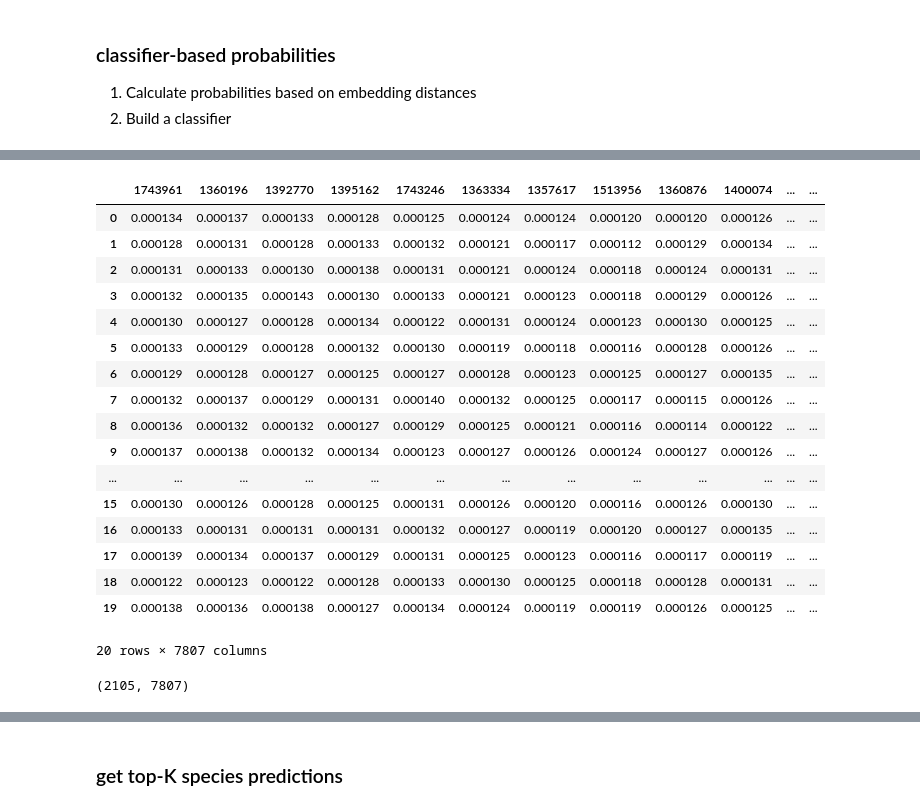
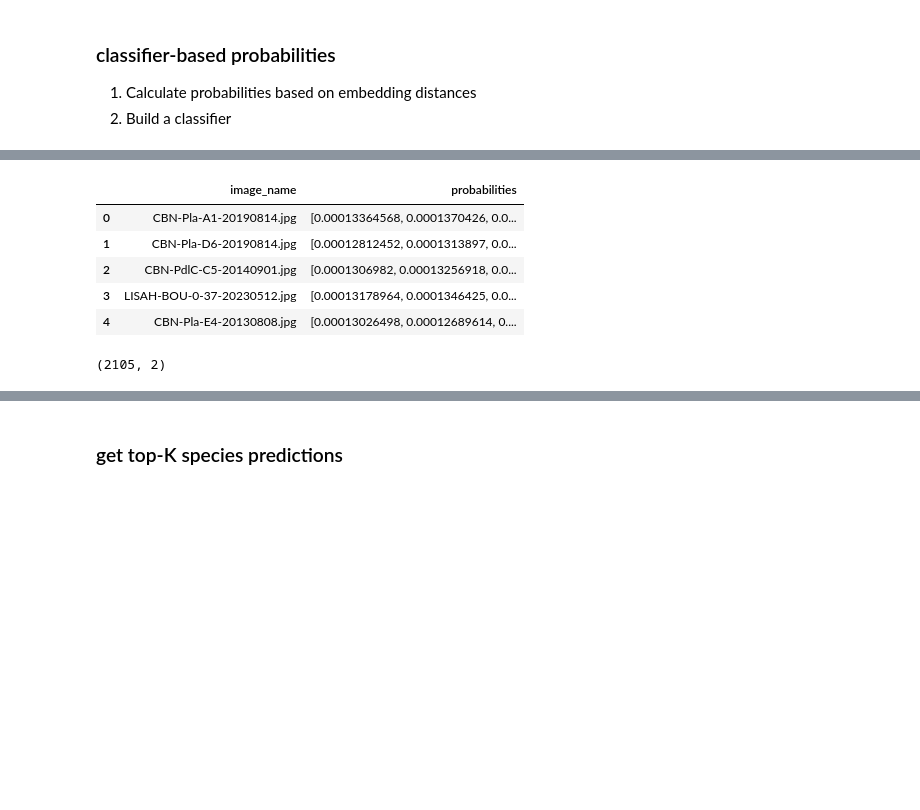
Before and after one commit to dsgt-arc/plantclef-2025, a Jupyter notebook: notebooks/eda/20250419-mg-faiss-centroids.ipynb, the cells around one changed output, grey strips where cells are left out. Saved outputs shown, nothing was run; the diff lists cells and outputs as text; code cells hidden in the pictures; blank space fills up the shorter version.

Commit message:
updated faiss-centroids with probabilities dataframe

```diff
--- a/notebooks/eda/20250419-mg-faiss-centroids.ipynb
+++ b/notebooks/eda/20250419-mg-faiss-centroids.ipynb
@@ -221,33 +267,32 @@ from scipy.special import softmax
 
 # Apply softmax across each row to get pseudo-probabilities over species
 probabilities = softmax(similarities, axis=1)  # shape: (num_test, num_species)
+# %%
+# extract species IDs and probabilities
+species_ids = avg_embeddings_df.select("species_id").toPandas()["species_id"].values
+
+# extract test embeddings and image names
+image_names = test_df.select("image_name").toPandas()["image_name"].values
 # %%
 import pandas as pd
 
+
 # map probabilities to species_id using a DataFrame
-prob_df = pd.DataFrame(probabilities, columns=species_ids)
-prob_df["test_index"] = range(len(prob_df))
-prob_df.head(20)
+proba_df = pd.DataFrame(
+    {
+        "image_name": image_names,
+        "probabilities": list(probabilities),
+    }
+)
+proba_df.head()
 # %% [output]
-|  | 1743961 | 1360196 | 1392770 | 1395162 | 1743246 | 1363334 | 1357617 | 1513956 | 1360876 | 1400074 | ... | ... |
-| 0 | 0.000134 | 0.000137 | 0.000133 | 0.000128 | 0.000125 | 0.000124 | 0.000124 | 0.000120 | 0.000120 | 0.000126 | ... | ... |
-| 1 | 0.000128 | 0.000131 | 0.000128 | 0.000133 | 0.000132 | 0.000121 | 0.000117 | 0.000112 | 0.000129 | 0.000134 | ... | ... |
-| 2 | 0.000131 | 0.000133 | 0.000130 | 0.000138 | 0.000131 | 0.000121 | 0.000124 | 0.000118 | 0.000124 | 0.000131 | ... | ... |
-| 3 | 0.000132 | 0.000135 | 0.000143 | 0.000130 | 0.000133 | 0.000121 | 0.000123 | 0.000118 | 0.000129 | 0.000126 | ... | ... |
-| 4 | 0.000130 | 0.000127 | 0.000128 | 0.000134 | 0.000122 | 0.000131 | 0.000124 | 0.000123 | 0.000130 | 0.000125 | ... | ... |
-| 5 | 0.000133 | 0.000129 | 0.000128 | 0.000132 | 0.000130 | 0.000119 | 0.000118 | 0.000116 | 0.000128 | 0.000126 | ... | ... |
-| 6 | 0.000129 | 0.000128 | 0.000127 | 0.000125 | 0.000127 | 0.000128 | 0.000123 | 0.000125 | 0.000127 | 0.000135 | ... | ... |
-| 7 | 0.000132 | 0.000137 | 0.000129 | 0.000131 | 0.000140 | 0.000132 | 0.000125 | 0.000117 | 0.000115 | 0.000126 | ... | ... |
-| 8 | 0.000136 | 0.000132 | 0.000132 | 0.000127 | 0.000129 | 0.000125 | 0.000121 | 0.000116 | 0.000114 | 0.000122 | ... | ... |
-| 9 | 0.000137 | 0.000138 | 0.000132 | 0.000134 | 0.000123 | 0.000127 | 0.000126 | 0.000124 | 0.000127 | 0.000126 | ... | ... |
-| ... | ... | ... | ... | ... | ... | ... | ... | ... | ... | ... | ... | ... |
-| 15 | 0.000130 | 0.000126 | 0.000128 | 0.000125 | 0.000131 | 0.000126 | 0.000120 | 0.000116 | 0.000126 | 0.000130 | ... | ... |
-| 16 | 0.000133 | 0.000131 | 0.000131 | 0.000131 | 0.000132 | 0.000127 | 0.000119 | 0.000120 | 0.000127 | 0.000135 | ... | ... |
-| 17 | 0.000139 | 0.000134 | 0.000137 | 0.000129 | 0.000131 | 0.000125 | 0.000123 | 0.000116 | 0.000117 | 0.000119 | ... | ... |
-| 18 | 0.000122 | 0.000123 | 0.000122 | 0.000128 | 0.000133 | 0.000130 | 0.000125 | 0.000118 | 0.000128 | 0.000131 | ... | ... |
-| 19 | 0.000138 | 0.000136 | 0.000138 | 0.000127 | 0.000134 | 0.000124 | 0.000119 | 0.000119 | 0.000126 | 0.000125 | ... | ... |
+|  | image_name | probabilities |
+| 0 | CBN-Pla-A1-20190814.jpg | [0.00013364568, 0.0001370426, 0.0... |
+| 1 | CBN-Pla-D6-20190814.jpg | [0.00012812452, 0.0001313897, 0.0... |
+| 2 | CBN-PdlC-C5-20140901.jpg | [0.0001306982, 0.00013256918, 0.0... |
+| 3 | LISAH-BOU-0-37-20230512.jpg | [0.00013178964, 0.0001346425, 0.0... |
+| 4 | CBN-Pla-E4-20130808.jpg | [0.00013026498, 0.00012689614, 0.... |
-20 rows × 7807 columns
 # %%
-prob_df.shape
+proba_df.shape
 # %% [output]
-(2105, 7807)
+(2105, 2)
```
Also changed, not shown: parts of 6 cells of this notebook.
